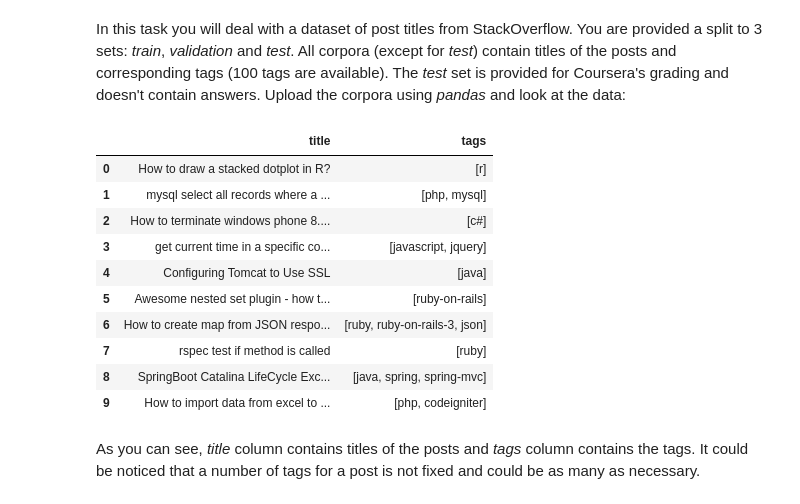
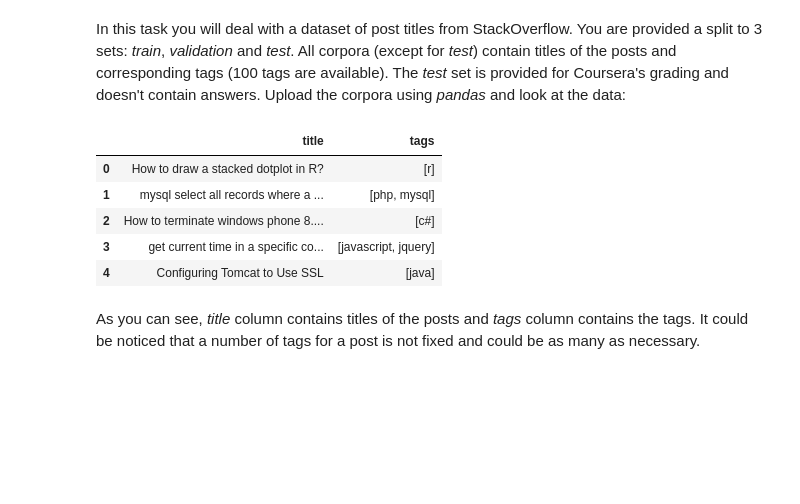
Before and after one commit to u4ece10128/Tasks, a Jupyter notebook: NLP_Coursera/week1-MultilabelClassification.ipynb, the cells around one changed output. Drawn from its saved outputs; the diff is of its cells as text; code cells hidden in the pictures; blank space fills up the shorter version.

```diff
--- a/NLP_Coursera/week1-MultilabelClassification.ipynb
+++ b/NLP_Coursera/week1-MultilabelClassification.ipynb
@@ -80,19 +59,14 @@ train = read_data('data/train.tsv')
 validation = read_data('data/validation.tsv')
 test = pd.read_csv('data/test.tsv', sep='\t')
 # %%
-train.head(10)
+train.head()
 # %% [output]
 |  | title | tags |
 | 0 | How to draw a stacked dotplot in R? | [r] |
 | 1 | mysql select all records where a ... | [php, mysql] |
 | 2 | How to terminate windows phone 8.... | [c#] |
 | 3 | get current time in a specific co... | [javascript, jquery] |
 | 4 | Configuring Tomcat to Use SSL | [java] |
-| 5 | Awesome nested set plugin - how t... | [ruby-on-rails] |
-| 6 | How to create map from JSON respo... | [ruby, ruby-on-rails-3, json] |
-| 7 | rspec test if method is called | [ruby] |
-| 8 | SpringBoot Catalina LifeCycle Exc... | [java, spring, spring-mvc] |
-| 9 | How to import data from excel to ... | [php, codeigniter] |
 # %% [markdown]
 As you can see, *title* column contains titles of the posts and *tags* column contains the tags. It could be noticed that a number of tags for a post is not fixed and could be as many as necessary.
 # %% [markdown]
```
Also changed, not shown: parts of 22 cells of this notebook, 2 other files.
